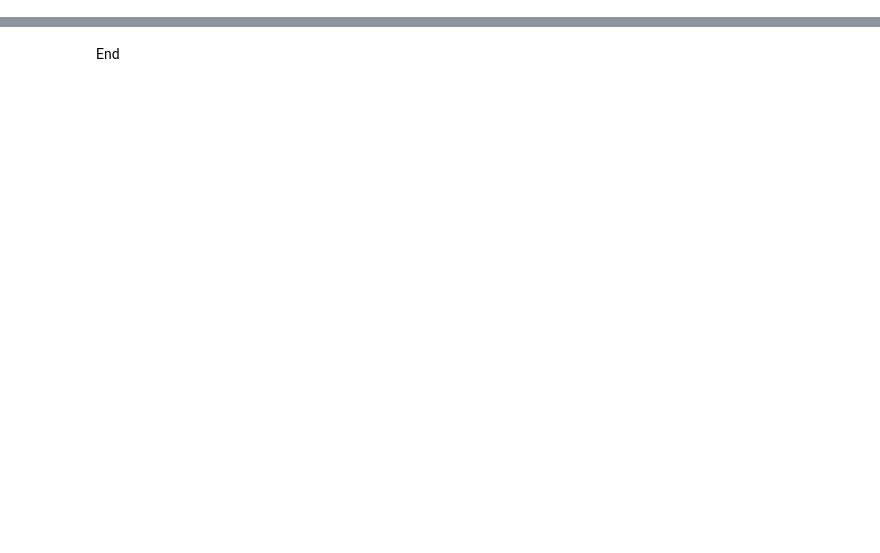
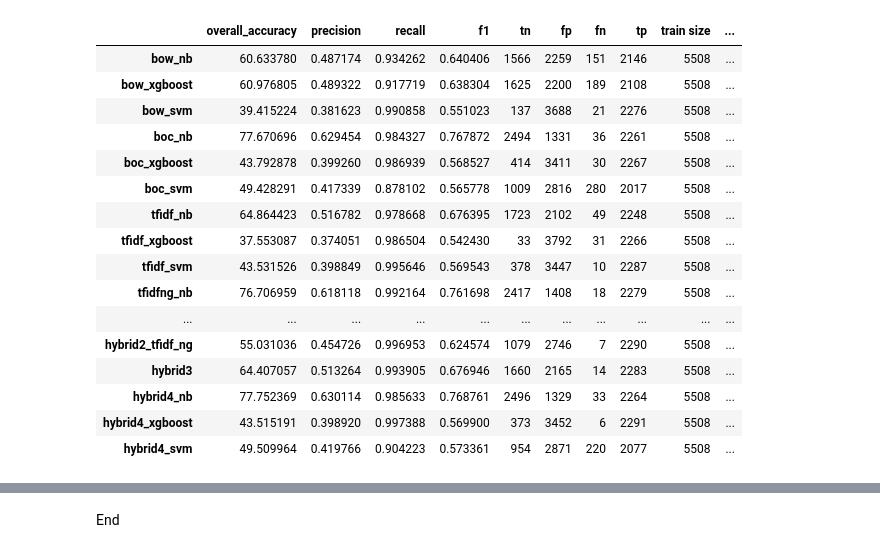
Before and after one commit to gdrlab/cascaded-sqli-detection, a Jupyter notebook: utils/Demonstrate_test_results.ipynb, the cells around one changed output, grey strips where cells are left out. Saved outputs shown, nothing was run; the diff lists cells and outputs as text; code cells hidden in the pictures; blank space fills up the shorter version.

```diff
--- a/utils/Demonstrate_test_results.ipynb
+++ b/utils/Demonstrate_test_results.ipynb
@@ -21 +53,22 @@ True
+# %%
+df = pd.read_pickle(results_file)
+df
+# %% [output]
+|  | overall_accuracy | precision | recall | f1 | tn | fp | fn | tp | train size | ... |
+| bow_nb | 60.633780 | 0.487174 | 0.934262 | 0.640406 | 1566 | 2259 | 151 | 2146 | 5508 | ... |
+| bow_xgboost | 60.976805 | 0.489322 | 0.917719 | 0.638304 | 1625 | 2200 | 189 | 2108 | 5508 | ... |
+| bow_svm | 39.415224 | 0.381623 | 0.990858 | 0.551023 | 137 | 3688 | 21 | 2276 | 5508 | ... |
+| boc_nb | 77.670696 | 0.629454 | 0.984327 | 0.767872 | 2494 | 1331 | 36 | 2261 | 5508 | ... |
+| boc_xgboost | 43.792878 | 0.399260 | 0.986939 | 0.568527 | 414 | 3411 | 30 | 2267 | 5508 | ... |
+| boc_svm | 49.428291 | 0.417339 | 0.878102 | 0.565778 | 1009 | 2816 | 280 | 2017 | 5508 | ... |
+| tfidf_nb | 64.864423 | 0.516782 | 0.978668 | 0.676395 | 1723 | 2102 | 49 | 2248 | 5508 | ... |
+| tfidf_xgboost | 37.553087 | 0.374051 | 0.986504 | 0.542430 | 33 | 3792 | 31 | 2266 | 5508 | ... |
+| tfidf_svm | 43.531526 | 0.398849 | 0.995646 | 0.569543 | 378 | 3447 | 10 | 2287 | 5508 | ... |
+| tfidfng_nb | 76.706959 | 0.618118 | 0.992164 | 0.761698 | 2417 | 1408 | 18 | 2279 | 5508 | ... |
+| ... | ... | ... | ... | ... | ... | ... | ... | ... | ... | ... |
+| hybrid2_tfidf_ng | 55.031036 | 0.454726 | 0.996953 | 0.624574 | 1079 | 2746 | 7 | 2290 | 5508 | ... |
+| hybrid3 | 64.407057 | 0.513264 | 0.993905 | 0.676946 | 1660 | 2165 | 14 | 2283 | 5508 | ... |
+| hybrid4_nb | 77.752369 | 0.630114 | 0.985633 | 0.768761 | 2496 | 1329 | 33 | 2264 | 5508 | ... |
+| hybrid4_xgboost | 43.515191 | 0.398920 | 0.997388 | 0.569900 | 373 | 3452 | 6 | 2291 | 5508 | ... |
+| hybrid4_svm | 49.509964 | 0.419766 | 0.904223 | 0.573361 | 954 | 2871 | 220 | 2077 | 5508 | ... |
 # %%
```
Also changed, not shown: parts of 11 cells of this notebook, 20 other files.
